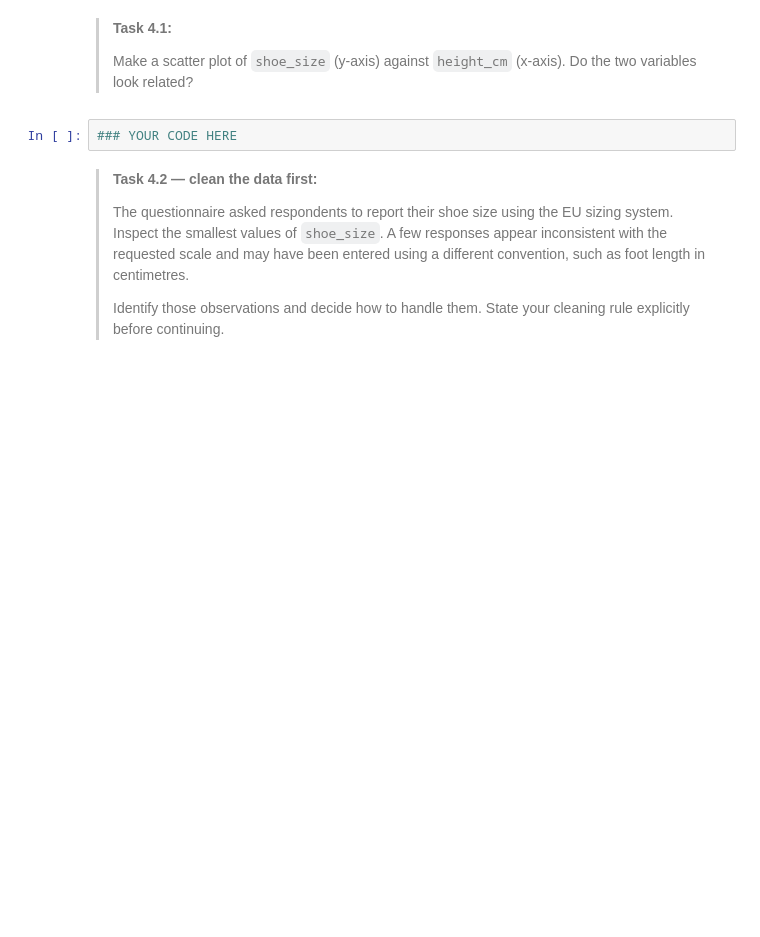
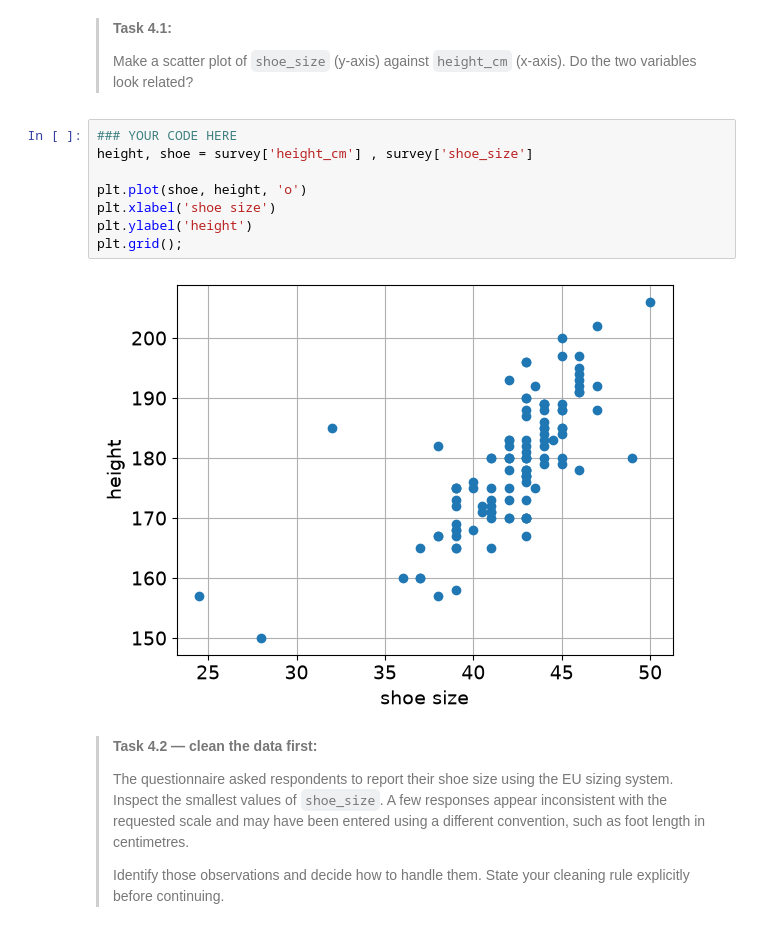
Before and after one commit to TijnBunt/WS1.4, a Jupyter notebook: WS1_4_Fit_happens.ipynb, the cells around one changed output. Saved outputs shown, nothing was run; the diff lists cells and outputs as text; blank space fills up the shorter version.

```diff
--- a/WS1_4_Fit_happens.ipynb
+++ b/WS1_4_Fit_happens.ipynb
@@ -216,6 +233,14 @@ survey[['height_cm', 'shoe_size']].describe()
 >
 # %%
 ### YOUR CODE HERE
+height, shoe = survey['height_cm'] , survey['shoe_size']
+
+plt.plot(shoe, height, 'o')
+plt.xlabel('shoe size')
+plt.ylabel('height')
+plt.grid();
+# %% [output]
+[figure, added]
 # %% [markdown]
 >**Task 4.2 — clean the data first:**
 >
```
Also changed, not shown: parts of 9 cells of this notebook.
